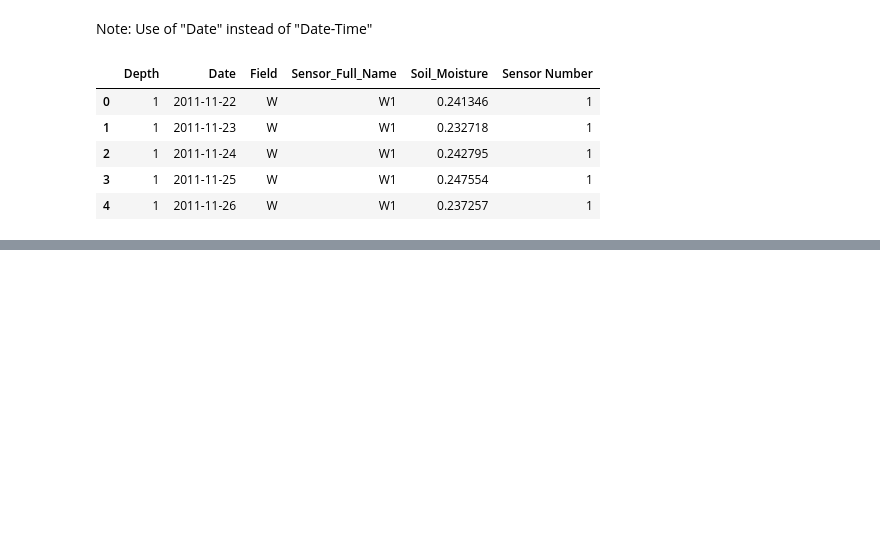
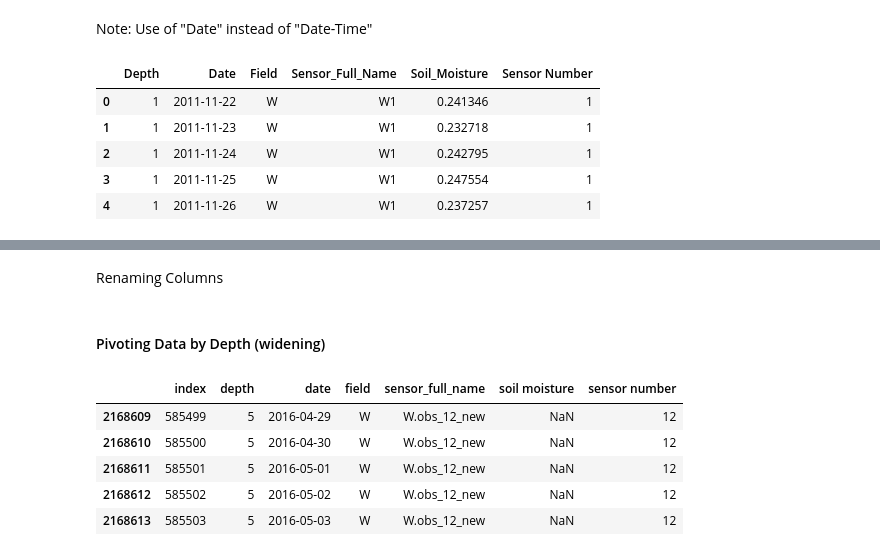
Before and after one commit to MichaelRGrant/HydroSatML, a Jupyter notebook: data/soil_moisture/soil_moisture_data_cleaning.ipynb, the cells around one changed output, grey strips where cells are left out. Cells and saved outputs as stored; diff of their text form; code cells hidden in the pictures; blank space fills up the shorter version.

```diff
--- a/data/soil_moisture/soil_moisture_data_cleaning.ipynb
+++ b/data/soil_moisture/soil_moisture_data_cleaning.ipynb
@@ -118,3 +141,20 @@ data_w.head(5)
 frames = [data_aes, data_j, data_od, data_w]
 # %%
 data_all = pd.concat(frames)
+# %% [markdown]
+Renaming Columns
+# %%
+data_all = data_all.rename(columns = {'Depth':'depth','Date':'date','Field':'field','Sensor_Full_Name':'sensor_full_name','Soil_Moisture':'soil moisture','Sensor Number':'sensor number'})
+# %% [markdown]
+#### Pivoting Data by Depth (widening)
+# %%
+data_all = data_all.reset_index()
+# %%
+data_all.tail(5)
+# %% [output]
+|  | index | depth | date | field | sensor_full_name | soil moisture | sensor number |
+| 2168609 | 585499 | 5 | 2016-04-29 | W | W.obs_12_new | NaN | 12 |
+| 2168610 | 585500 | 5 | 2016-04-30 | W | W.obs_12_new | NaN | 12 |
+| 2168611 | 585501 | 5 | 2016-05-01 | W | W.obs_12_new | NaN | 12 |
+| 2168612 | 585502 | 5 | 2016-05-02 | W | W.obs_12_new | NaN | 12 |
+| 2168613 | 585503 | 5 | 2016-05-03 | W | W.obs_12_new | NaN | 12 |
```
Also changed, not shown: parts of 14 cells of this notebook, 1 other file.
